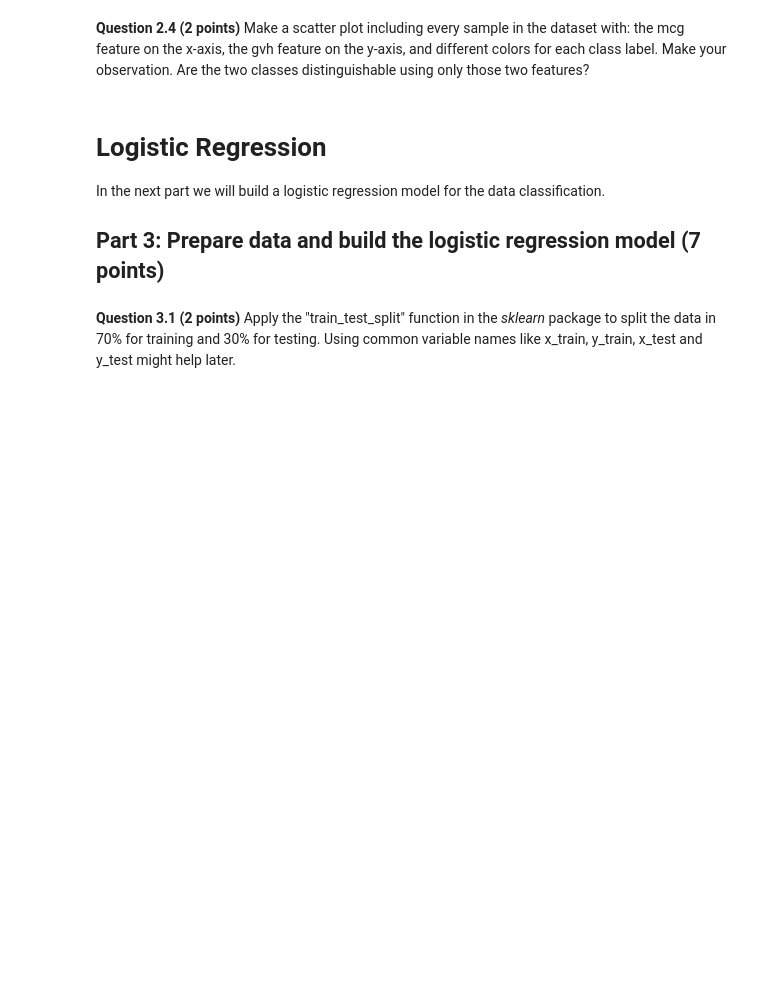
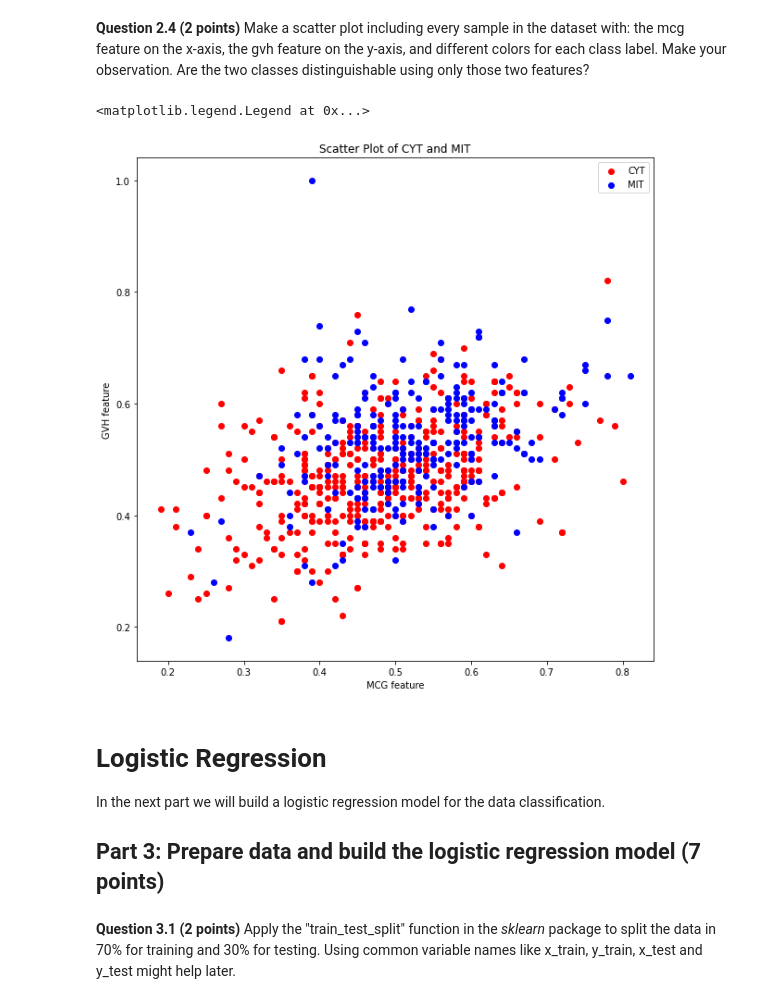
Before and after one commit to schne511/CMSE202, a Jupyter notebook: HW-03_GitML-STUDENT.ipynb, the cells around one changed output. Saved outputs shown, nothing was run; the diff lists cells and outputs as text; code cells hidden in the pictures; blank space fills up the shorter version.

```diff
--- a/HW-03_GitML-STUDENT.ipynb
+++ b/HW-03_GitML-STUDENT.ipynb
@@ -60,0 +61,5 @@ In this homework we will be working with the yeast dataset and building logistic
+# %%
+column_names = ['Sequence Name', 'mcg', 'gvh', 'alm', 'mit', 'erl', 'pox', 'vac', 'nuc', 'class']
+data = pd.read_csv('yeast.txt', sep = '\s+', names = column_names, index_col = False)
+data_drop = data.drop(['Sequence Name', 'pox', 'vac'], axis = 1)
+F'The shape of the dataset after dropping the columns is {data_drop.shape}'
@@ -69,0 +77,12 @@ data with only these two types of labels, and redefine label **CYT** into **0**,
+# %%
+mask = (data_drop.loc[:, 'class'] == 'CYT') | (data_drop.loc[:, 'class'] == 'MIT')
+data_mask = data_drop[mask]
+data_mask.reset_index(inplace = True)
+data_mask = data_mask.drop('index', axis = 1)
+label = data_mask.loc[:, 'class']
+for n in range(len(data_mask)):
+    if label[n] == 'MIT':
+        label[n] = 1
+    elif label[n] == 'CYT':
+        label[n] = 0
+F'The shape of the dataset now is {data_mask.shape}'
@@ -74,3 +101,14 @@ data with only these two types of labels, and redefine label **CYT** into **0**,
+# %%
+fig = plt.figure(figsize=(10,10))
+plt.scatter(data_mask.loc[:, 'mcg'][label == 0], data_mask.loc[:, 'gvh'][label == 0], c='red', label = 'CYT')
+plt.scatter(data_mask.loc[:, 'mcg'][label == 1], data_mask.loc[:, 'gvh'][label == 1], c='blue', label = 'MIT')
+plt.title('Scatter Plot of CYT and MIT')
+plt.xlabel('MCG feature')
+plt.ylabel('GVH feature')
+plt.legend()
+# %% [output]
+<matplotlib.legend.Legend at 0x...>
+[figure, added]
 # %% [markdown]
 # Logistic Regression
 
```
Also changed, not shown: parts of 33 cells of this notebook.
